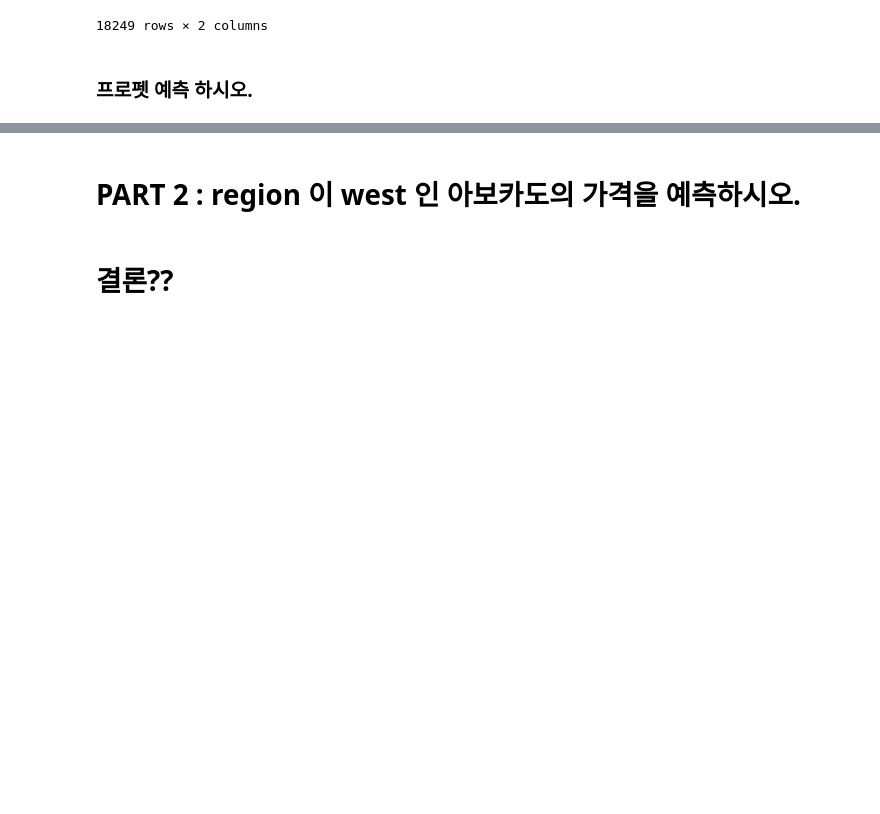
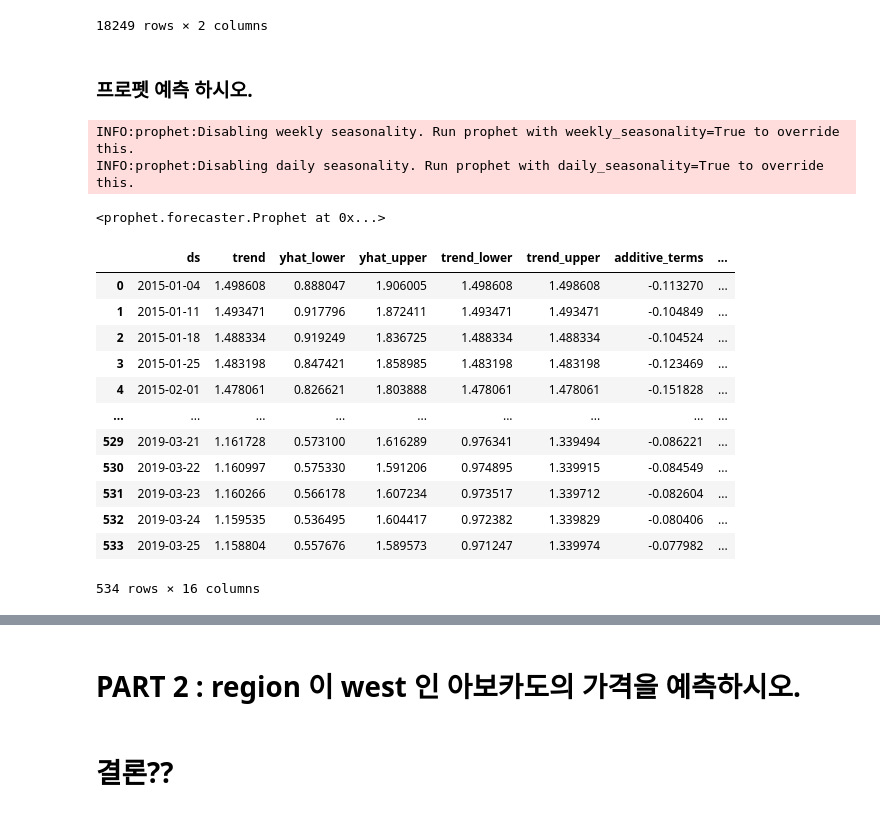
Before and after one commit to leopard4/yh-k3, a Jupyter notebook: 딥러닝강의파일/16_Avocado_Prices_Prediction.ipynb, the cells around one changed output, grey strips where cells are left out. Cells and saved outputs as stored; diff of their text form; code cells hidden in the pictures; blank space fills up the shorter version.

```diff
--- a/딥러닝강의파일/16_Avocado_Prices_Prediction.ipynb
+++ b/딥러닝강의파일/16_Avocado_Prices_Prediction.ipynb
@@ -233,0 +235,7 @@ avocado_prophet_df
+# %%
+# 2. 데이터로, 학습 시킨다.
+prophet.fit(avocado_prophet_df)
+# %% [output]
+INFO:prophet:Disabling weekly seasonality. Run prophet with weekly_seasonality=True to override this.
+INFO:prophet:Disabling daily seasonality. Run prophet with daily_seasonality=True to override this.
+<prophet.forecaster.Prophet at 0x...>
@@ -234,2 +250,18 @@ avocado_prophet_df
+# %%
+forecast
+# %% [output]
+|  | ds | trend | yhat_lower | yhat_upper | trend_lower | trend_upper | additive_terms | ... |
+| 0 | 2015-01-04 | 1.498608 | 0.888047 | 1.906005 | 1.498608 | 1.498608 | -0.113270 | ... |
+| 1 | 2015-01-11 | 1.493471 | 0.917796 | 1.872411 | 1.493471 | 1.493471 | -0.104849 | ... |
+| 2 | 2015-01-18 | 1.488334 | 0.919249 | 1.836725 | 1.488334 | 1.488334 | -0.104524 | ... |
+| 3 | 2015-01-25 | 1.483198 | 0.847421 | 1.858985 | 1.483198 | 1.483198 | -0.123469 | ... |
+| 4 | 2015-02-01 | 1.478061 | 0.826621 | 1.803888 | 1.478061 | 1.478061 | -0.151828 | ... |
+| ... | ... | ... | ... | ... | ... | ... | ... | ... |
+| 529 | 2019-03-21 | 1.161728 | 0.573100 | 1.616289 | 0.976341 | 1.339494 | -0.086221 | ... |
+| 530 | 2019-03-22 | 1.160997 | 0.575330 | 1.591206 | 0.974895 | 1.339915 | -0.084549 | ... |
+| 531 | 2019-03-23 | 1.160266 | 0.566178 | 1.607234 | 0.973517 | 1.339712 | -0.082604 | ... |
+| 532 | 2019-03-24 | 1.159535 | 0.536495 | 1.604417 | 0.972382 | 1.339829 | -0.080406 | ... |
+| 533 | 2019-03-25 | 1.158804 | 0.557676 | 1.589573 | 0.971247 | 1.339974 | -0.077982 | ... |
+534 rows × 16 columns
 # %%
 # 차트로 확인하시오.
```
Also changed, not shown: parts of 6 cells of this notebook.
